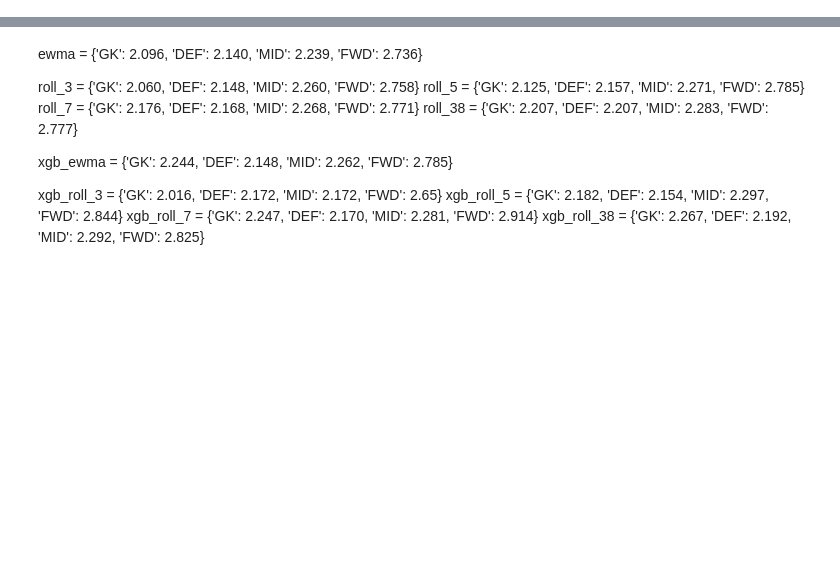
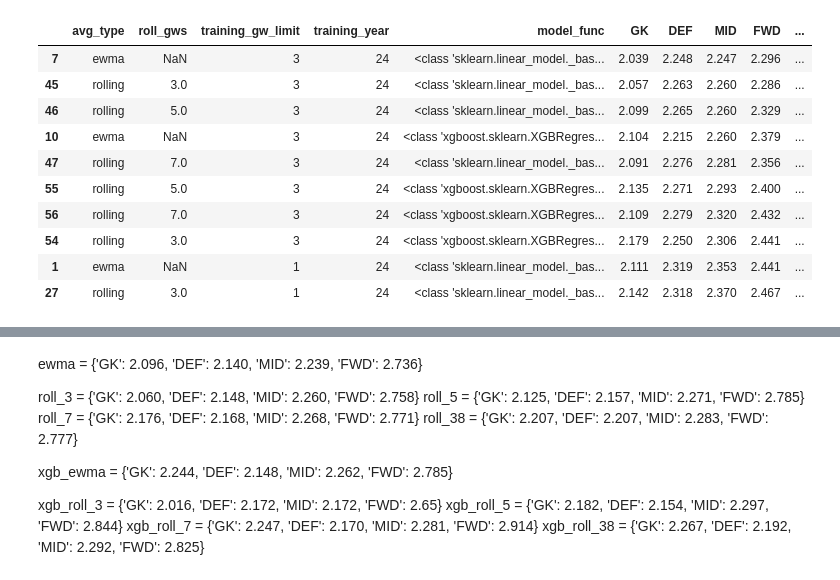
Before and after one commit to doug-ellis/draft_fpl_2526, a Jupyter notebook: transfer/testing_rolling.ipynb, the cells around one changed output, grey strips where cells are left out. Drawn from its saved outputs; the diff is of its cells as text; code cells hidden in the pictures; blank space fills up the shorter version.

```diff
--- a/transfer/testing_rolling.ipynb
+++ b/transfer/testing_rolling.ipynb
@@ -122,0 +227,14 @@ test_model(training_df_f, features, model)
+# %%
+model_compare24.sort_values('mean_rmse').head(10)
+# %% [output]
+|  | avg_type | roll_gws | training_gw_limit | training_year | model_func | GK | DEF | MID | FWD | ... |
+| 7 | ewma | NaN | 3 | 24 | <class 'sklearn.linear_model._bas... | 2.039 | 2.248 | 2.247 | 2.296 | ... |
+| 45 | rolling | 3.0 | 3 | 24 | <class 'sklearn.linear_model._bas... | 2.057 | 2.263 | 2.260 | 2.286 | ... |
+| 46 | rolling | 5.0 | 3 | 24 | <class 'sklearn.linear_model._bas... | 2.099 | 2.265 | 2.260 | 2.329 | ... |
+| 10 | ewma | NaN | 3 | 24 | <class 'xgboost.sklearn.XGBRegres... | 2.104 | 2.215 | 2.260 | 2.379 | ... |
+| 47 | rolling | 7.0 | 3 | 24 | <class 'sklearn.linear_model._bas... | 2.091 | 2.276 | 2.281 | 2.356 | ... |
+| 55 | rolling | 5.0 | 3 | 24 | <class 'xgboost.sklearn.XGBRegres... | 2.135 | 2.271 | 2.293 | 2.400 | ... |
+| 56 | rolling | 7.0 | 3 | 24 | <class 'xgboost.sklearn.XGBRegres... | 2.109 | 2.279 | 2.320 | 2.432 | ... |
+| 54 | rolling | 3.0 | 3 | 24 | <class 'xgboost.sklearn.XGBRegres... | 2.179 | 2.250 | 2.306 | 2.441 | ... |
+| 1 | ewma | NaN | 1 | 24 | <class 'sklearn.linear_model._bas... | 2.111 | 2.319 | 2.353 | 2.441 | ... |
+| 27 | rolling | 3.0 | 1 | 24 | <class 'sklearn.linear_model._bas... | 2.142 | 2.318 | 2.370 | 2.467 | ... |
```
Also changed, not shown: parts of 12 cells of this notebook, 1 other file.
